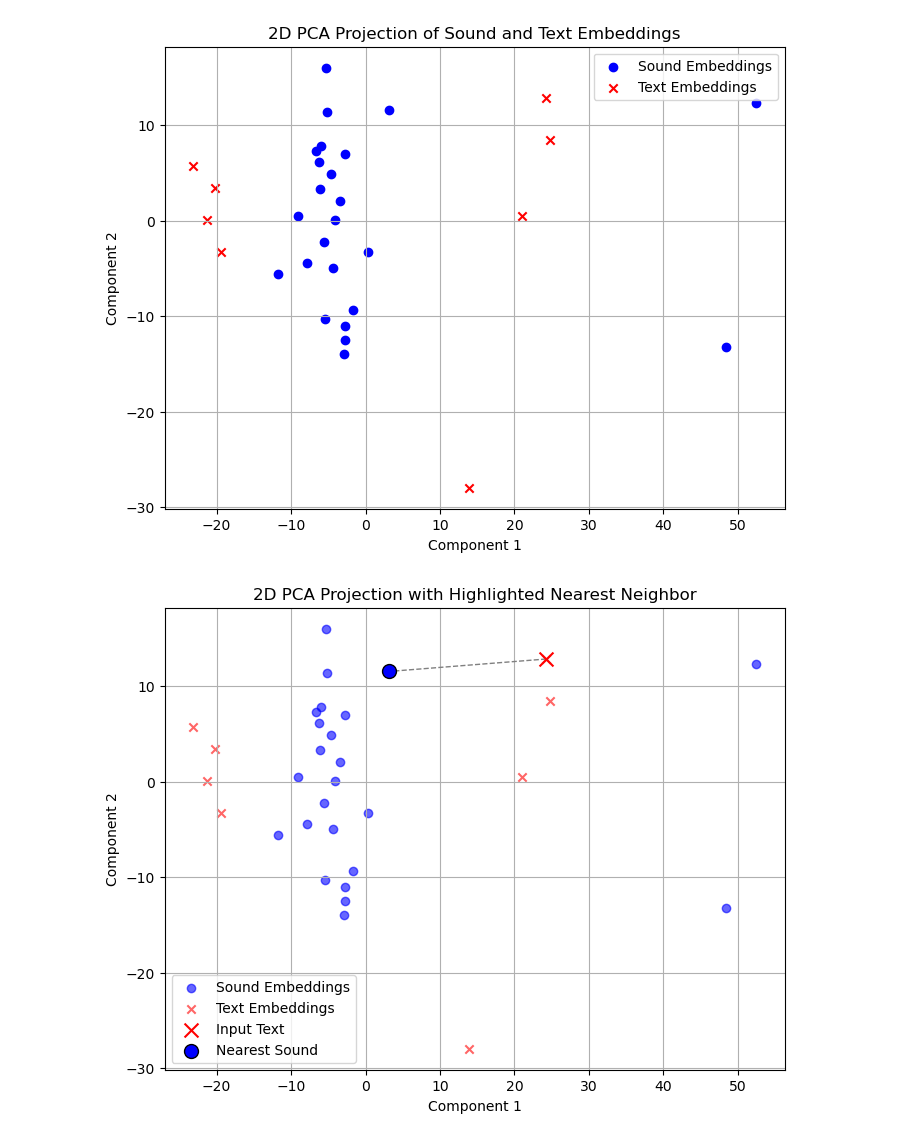
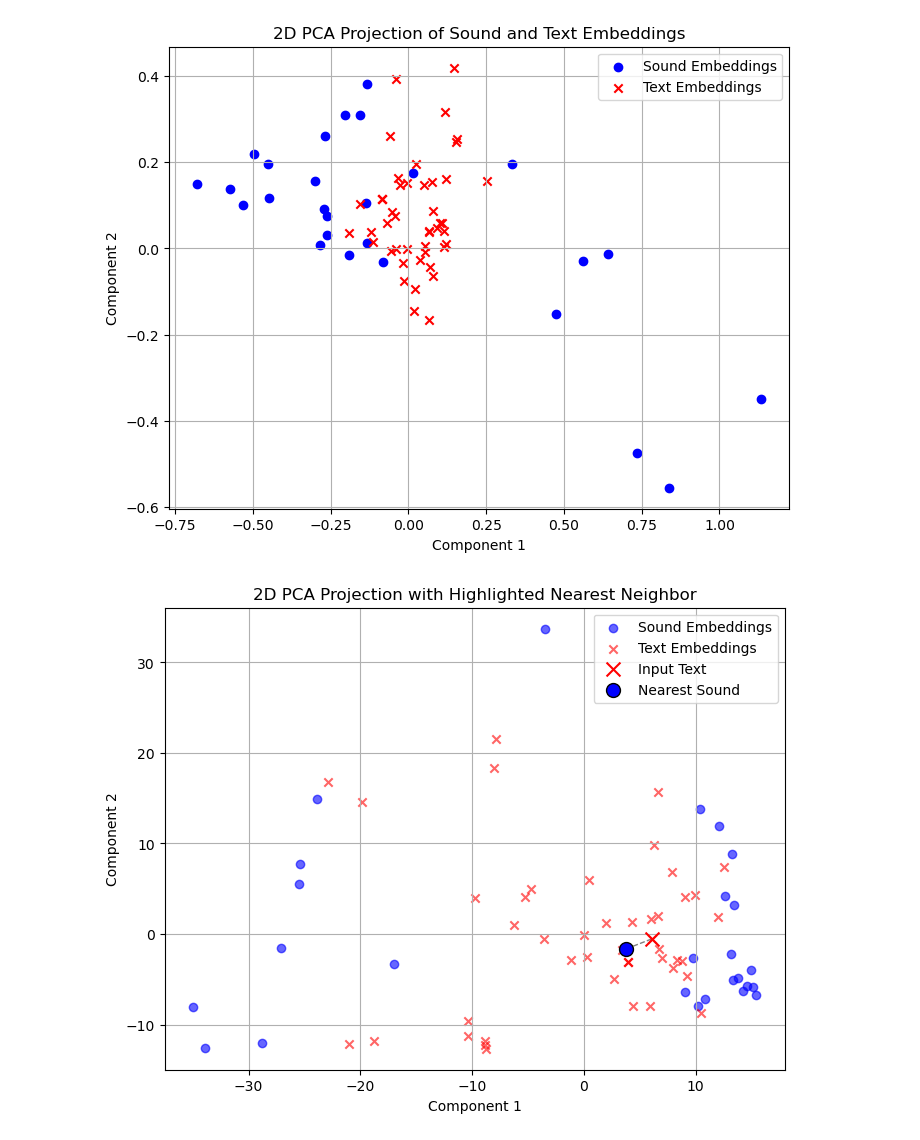
Before and after one commit to dzluke/text-to-sound, a Jupyter notebook: sandbox.ipynb, the cells around one changed output. Saved outputs shown, nothing was run; the diff lists cells and outputs as text; code cells hidden in the pictures.

```diff
--- a/sandbox.ipynb
+++ b/sandbox.ipynb
@@ -13,12 +14,12 @@ from main import *
 SAMPLING_RATE = 44100
 # %%
 parameters = {
-        "sound_corpus_path": "./corpora/sound/toy",
+        "sound_corpus_path": "./corpora/sound/anonymous_corpus",
         "text_corpus_path": "./corpora/text/repeat.txt",
         "sound_encoder": "MuQ",
         "text_encoder": "RoBERTa",
         "output_path": "./output",
-        "grain_size": 1000,  # in ms
+        "grain_size":3000,  # in ms
         "distance": "euclidean",
         "trim_silence": True,
 }
@@ -126,41 +130,42 @@ def plot_2d_embeddings(sound_embeddings, text_embeddings):
 
 plot_2d_embeddings(sound_embeddings, text_embeddings)
 # %% [output]
-[figure, old version]
+[figure, new version]
 # %%
 def plot_2d_embeddings_with_highlight(sound_embeddings, text_embeddings, highlighted_text_idx, nearest_sound_idx):
     plt.figure(figsize=(8, 6))
 
     # Plot all sound embeddings (in blue)
     plt.scatter(sound_embeddings[:, 0], sound_embeddings[:, 1], color='blue', label='Sound Embeddings', alpha=0.6)
 
     # Plot all text embeddings (in red)
     plt.scatter(text_embeddings[:, 0], text_embeddings[:, 1], color='red', marker='x', label='Text Embeddings', alpha=0.6)
 
     # Highlight the specific text embedding (in green)
     highlighted_text = text_embeddings[highlighted_text_idx]
     plt.scatter(highlighted_text[0], highlighted_text[1], color='red', marker='x', s=100, edgecolors='black', label='Input Text', zorder=5)
 
     # Highlight the nearest neighbor sound embedding (in purple)
     nearest_sound = sound_embeddings[nearest_sound_idx]
     plt.scatter(nearest_sound[0], nearest_sound[1], color='blue', s=100, edgecolors='black', label='Nearest Sound', zorder=5)
 
     # Draw an arrow or line between the points
     plt.plot([highlighted_text[0], nearest_sound[0]],
              [highlighted_text[1], nearest_sound[1]],
              color='gray', linestyle='--', linewidth=1)
 
     # Add labels and legend
     plt.xlabel('Component 1')
     plt.ylabel('Component 2')
     plt.title('2D PCA Projection with Highlighted Nearest Neighbor')
     plt.legend()
     plt.grid(True)
     plt.show()
 
-plot_2d_embeddings_with_highlight(sound_embeddings, text_embeddings, 6, neighbor_indices[6])
+i = 7
+plot_2d_embeddings_with_highlight(sound_embeddings, text_embeddings, i, neighbor_indices[i])
 # %% [output]
-[figure, old version]
+[figure, new version]
 # %%
 def plot_text_embeddings_with_labels(text_embeddings, text_corpus):
     assert text_embeddings.shape[0] == len(text_corpus)
```
Also changed, not shown: parts of 11 cells of this notebook, 2 other files.
